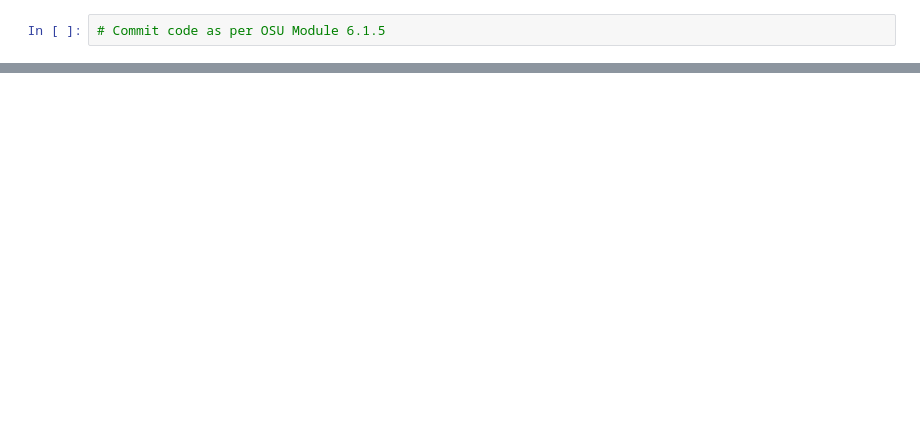
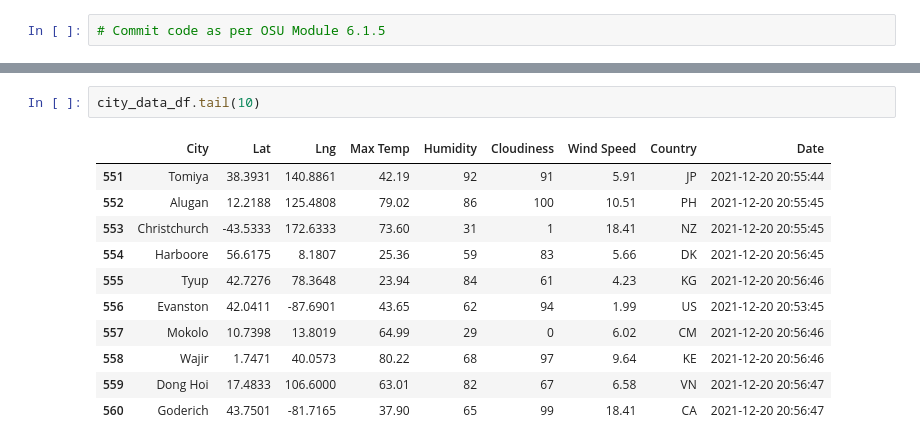
Before and after one commit to tkirk70/World_Weather_Analysis, a Jupyter notebook: WeatherPy.ipynb, the cells around one changed output, grey strips where cells are left out. Drawn from its saved outputs; the diff is of its cells as text; blank space fills up the shorter version.

```diff
--- a/WeatherPy.ipynb
+++ b/WeatherPy.ipynb
@@ -42,0 +158,14 @@ len(cities)
+# %%
+city_data_df.tail(10)
+# %% [output]
+|  | City | Lat | Lng | Max Temp | Humidity | Cloudiness | Wind Speed | Country | Date |
+| 551 | Tomiya | 38.3931 | 140.8861 | 42.19 | 92 | 91 | 5.91 | JP | 2021-12-20 20:55:44 |
+| 552 | Alugan | 12.2188 | 125.4808 | 79.02 | 86 | 100 | 10.51 | PH | 2021-12-20 20:55:45 |
+| 553 | Christchurch | -43.5333 | 172.6333 | 73.60 | 31 | 1 | 18.41 | NZ | 2021-12-20 20:55:45 |
+| 554 | Harboore | 56.6175 | 8.1807 | 25.36 | 59 | 83 | 5.66 | DK | 2021-12-20 20:56:45 |
+| 555 | Tyup | 42.7276 | 78.3648 | 23.94 | 84 | 61 | 4.23 | KG | 2021-12-20 20:56:46 |
+| 556 | Evanston | 42.0411 | -87.6901 | 43.65 | 62 | 94 | 1.99 | US | 2021-12-20 20:53:45 |
+| 557 | Mokolo | 10.7398 | 13.8019 | 64.99 | 29 | 0 | 6.02 | CM | 2021-12-20 20:56:46 |
+| 558 | Wajir | 1.7471 | 40.0573 | 80.22 | 68 | 97 | 9.64 | KE | 2021-12-20 20:56:46 |
+| 559 | Dong Hoi | 17.4833 | 106.6000 | 63.01 | 82 | 67 | 6.58 | VN | 2021-12-20 20:56:47 |
+| 560 | Goderich | 43.7501 | -81.7165 | 37.90 | 65 | 99 | 18.41 | CA | 2021-12-20 20:56:47 |
```
Also changed, not shown: parts of 8 cells of this notebook, 4 other files.
